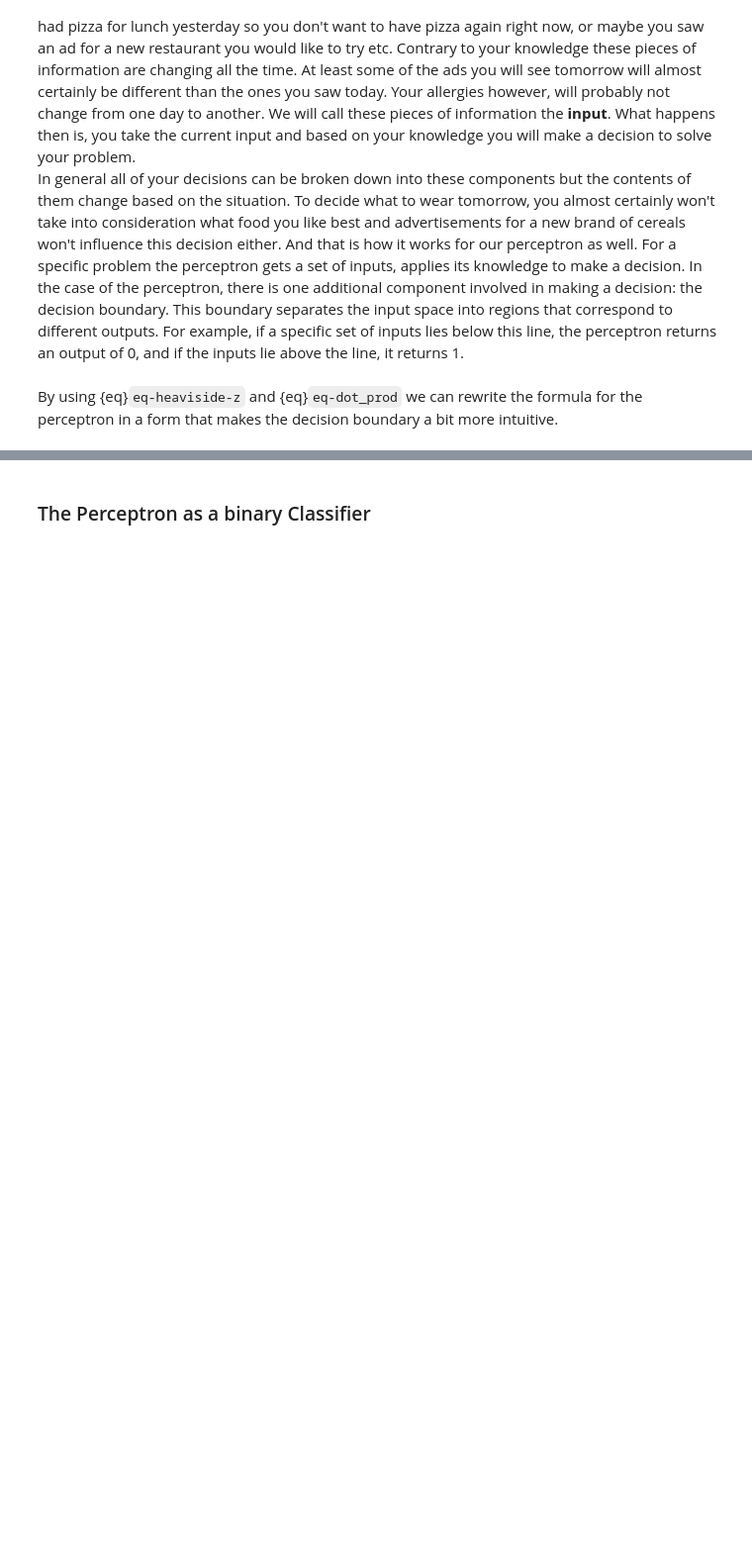
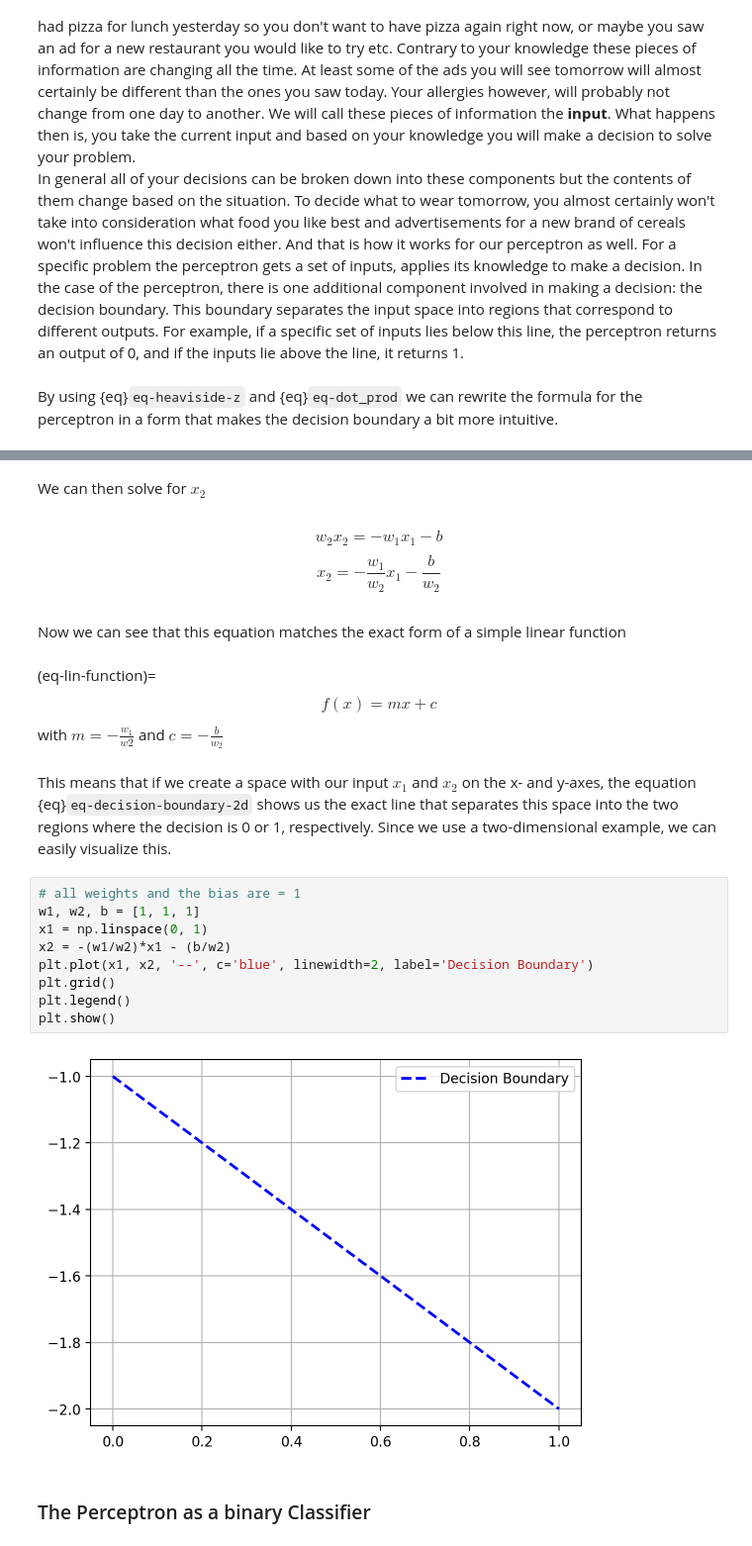
Before and after one commit to 1fancyname/neune, a Jupyter notebook: content/_ch2_the_perceptron/basic_perceptron.ipynb, the cells around one changed output, grey strips where cells are left out. Shown at 99% size. Cells and saved outputs as stored; diff of their text form; blank space fills up the shorter version.

```diff
--- a/content/_ch2_the_perceptron/basic_perceptron.ipynb
+++ b/content/_ch2_the_perceptron/basic_perceptron.ipynb
@@ -298,3 +304,33 @@ $$(eq-perceptron-compact)
+# %% [markdown]
+We can then solve for $x_2$
+# %% [markdown]
+$$
+w_2 x_2 = -w_1 x_1 - b
+$$
+$$
+x_2 = - \frac{w_1}{w_2} x_1 - \frac{b}{w_2}
+$$
+# %% [markdown]
+Now we can see that this equation matches the exact form of a simple linear function
+# %% [markdown]
+(eq-lin-function)=
+$$
+f(x) = mx+c
+$$
+with $m = -\frac{w_1}{w2}$ and $c = - \frac{b}{w_2}$
+# %% [markdown]
+This means that if we create a space with our input $x_1$ and $x_2$ on the x- and y-axes, the equation {eq}`eq-decision-boundary-2d` shows us the exact line that separates this space into the two regions where the decision is 0 or 1, respectively. Since we use a two-dimensional example, we can easily visualize this.
+# %%
+# all weights and the bias are = 1
+w1, w2, b = [1, 1, 1]
+x1 = np.linspace(0, 1)
+x2 = -(w1/w2)*x1 - (b/w2)
+plt.plot(x1, x2, '--', c='blue', linewidth=2, label='Decision Boundary')
+plt.grid()
+plt.legend()
+plt.show()
+# %% [output]
+[figure, added]
 # %% [markdown]
 ### The Perceptron as a binary Classifier
 # %% [markdown]
```
Also changed, not shown: parts of 21 cells of this notebook.
